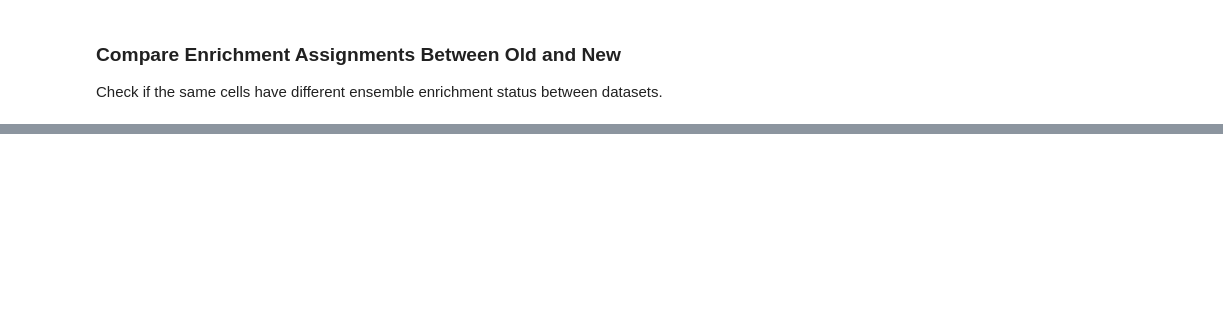
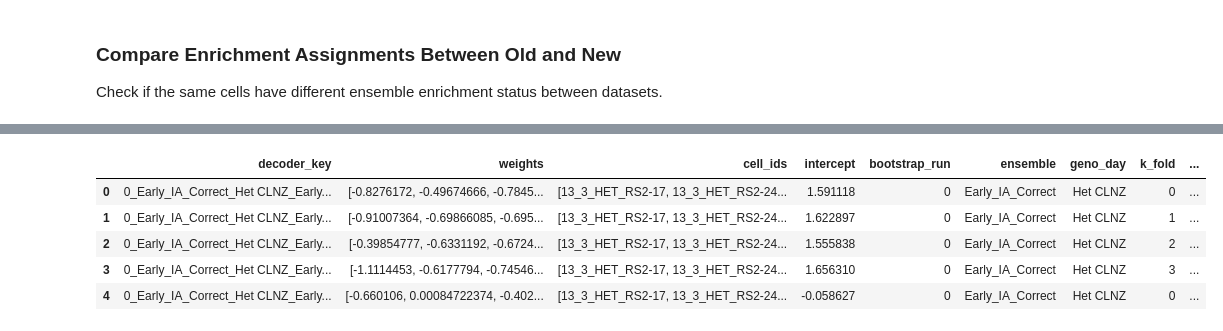
Before and after one commit to cjohnsoncruz/dlx56_mPFC_1p_SohalLab, a Jupyter notebook: code/Revisions- Figure 3-7 & Sup Figure 1-2 Plots v2_ compare CCGP.ipynb, the cells around one changed output, grey strips where cells are left out. Saved outputs shown, nothing was run; the diff lists cells and outputs as text; code cells hidden in the pictures; blank space fills up the shorter version.

```diff
--- a/code/Revisions- Figure 3-7 & Sup Figure 1-2 Plots v2_ compare CCGP.ipynb
+++ b/code/Revisions- Figure 3-7 & Sup Figure 1-2 Plots v2_ compare CCGP.ipynb
@@ -1862,0 +1943,24 @@ Early_RS_Correct:
+# %%
+# decode_out_weights['bootstrap_run'] = decode_out_weights.decoder_key.str.split('_').str[0].astype(int)
+# decode_out_weights['ensemble'] = decode_out_weights.decoder_key.str.extract(f"({'|'.join(stage_names)})")
+# decode_out_weights['geno_day'] = decode_out_weights.decoder_key.str.extract(f"({'|'.join(geno_order_w_WT_CLNZ)})")
+# decode_out_weights['k_fold'] = decode_out_weights.decoder_key.str.split('_').str[-1].astype(int)
+
+# # Using str.split with the geno_day value and taking everything after
+# decode_out_weights['train_test_info'] = decode_out_weights.apply(lambda r: r['decoder_key'].split(r['geno_day'] + '_', 1)[-1], axis=1)
+# decode_out_weights['train_on'] = decode_out_weights['train_test_info'].str.split('_to_').str[0]
+# decode_out_weights['test_on'] = decode_out_weights['train_test_info'].str.split('_to_').str[1].str[:-2]
+# decode_out_weights.head()
+decode_out_weights = parse_decoder_key(
+    decode_out_weights,
+    stage_names=stage_names,
+    geno_order=geno_order_w_WT_CLNZ
+)
+decode_out_weights.head()
+# %% [output]
+|  | decoder_key | weights | cell_ids | intercept | bootstrap_run | ensemble | geno_day | k_fold | ... |
+| 0 | 0_Early_IA_Correct_Het CLNZ_Early... | [-0.8276172, -0.49674666, -0.7845... | [13_3_HET_RS2-17, 13_3_HET_RS2-24... | 1.591118 | 0 | Early_IA_Correct | Het CLNZ | 0 | ... |
+| 1 | 0_Early_IA_Correct_Het CLNZ_Early... | [-0.91007364, -0.69866085, -0.695... | [13_3_HET_RS2-17, 13_3_HET_RS2-24... | 1.622897 | 0 | Early_IA_Correct | Het CLNZ | 1 | ... |
+| 2 | 0_Early_IA_Correct_Het CLNZ_Early... | [-0.39854777, -0.6331192, -0.6724... | [13_3_HET_RS2-17, 13_3_HET_RS2-24... | 1.555838 | 0 | Early_IA_Correct | Het CLNZ | 2 | ... |
+| 3 | 0_Early_IA_Correct_Het CLNZ_Early... | [-1.1114453, -0.6177794, -0.74546... | [13_3_HET_RS2-17, 13_3_HET_RS2-24... | 1.656310 | 0 | Early_IA_Correct | Het CLNZ | 3 | ... |
+| 4 | 0_Early_IA_Correct_Het CLNZ_Early... | [-0.660106, 0.00084722374, -0.402... | [13_3_HET_RS2-17, 13_3_HET_RS2-24... | -0.058627 | 0 | Early_IA_Correct | Het CLNZ | 0 | ... |
```
Also changed, not shown: parts of 55 cells of this notebook, 1 other file.
